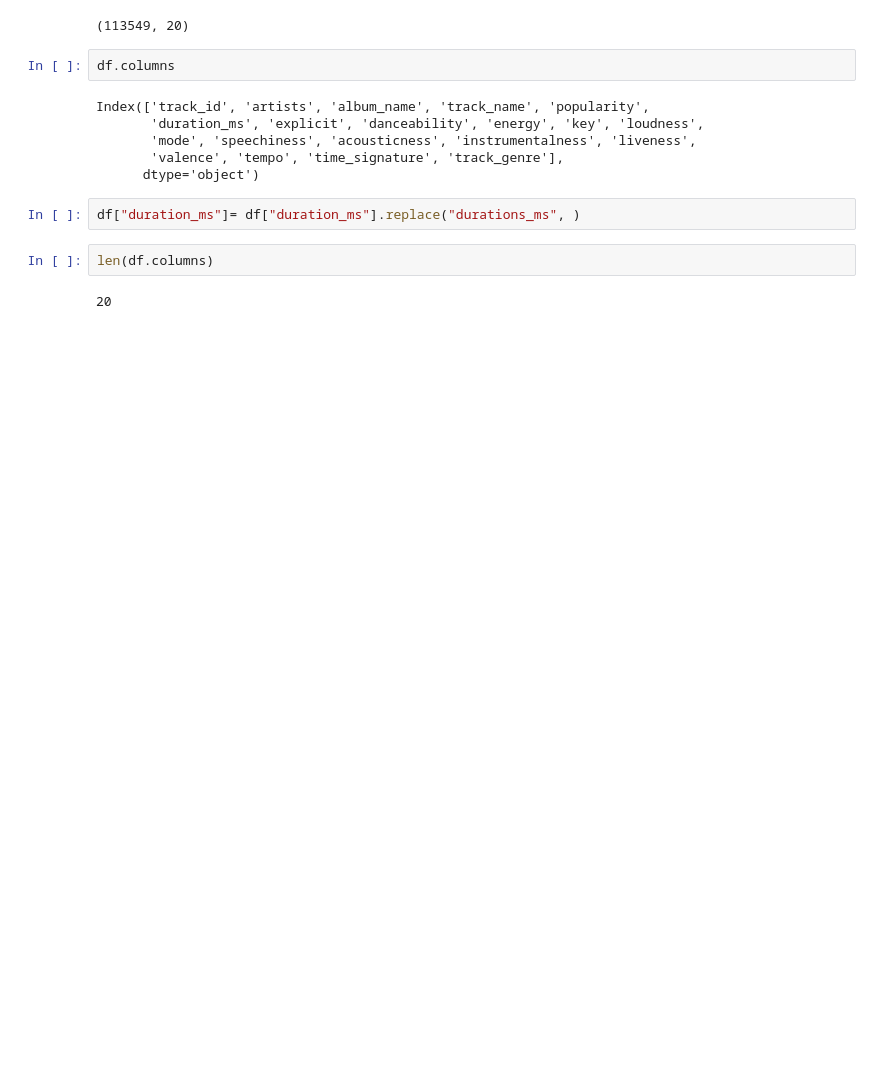
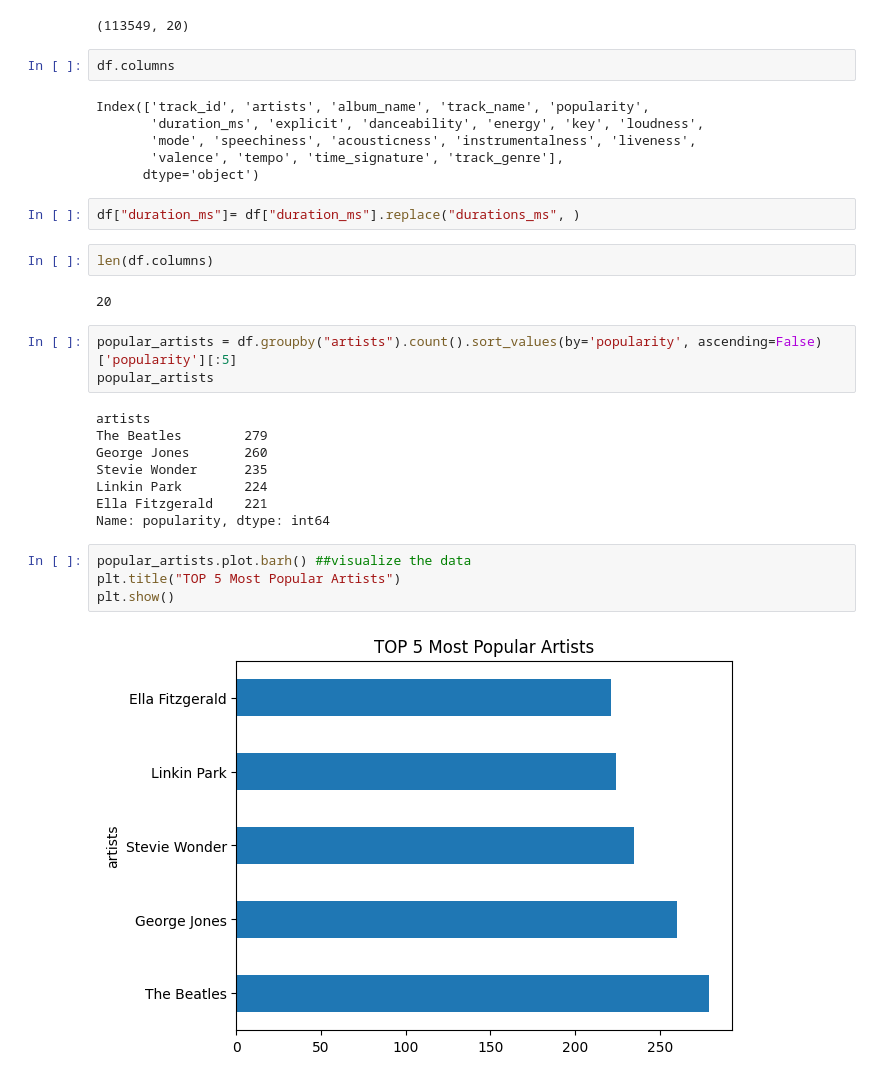
Before and after one commit to FacundoCardozo5/Nuevo-repo, a Jupyter notebook: notebooks/spoti.ipynb, the cells around one changed output. Saved outputs shown, nothing was run; the diff lists cells and outputs as text; blank space fills up the shorter version.

```diff
--- a/notebooks/spoti.ipynb
+++ b/notebooks/spoti.ipynb
@@ -104,3 +104,20 @@ df["duration_ms"]= df["duration_ms"].replace("durations_ms", )
 len(df.columns)
 # %% [output]
 20
+# %%
+popular_artists = df.groupby("artists").count().sort_values(by='popularity', ascending=False)['popularity'][:5]
+popular_artists
+# %% [output]
+artists
+The Beatles        279
+George Jones       260
+Stevie Wonder      235
+Linkin Park        224
+Ella Fitzgerald    221
+Name: popularity, dtype: int64
+# %%
+popular_artists.plot.barh() ##visualize the data
+plt.title("TOP 5 Most Popular Artists")
+plt.show()
+# %% [output]
+[figure, added]
```
